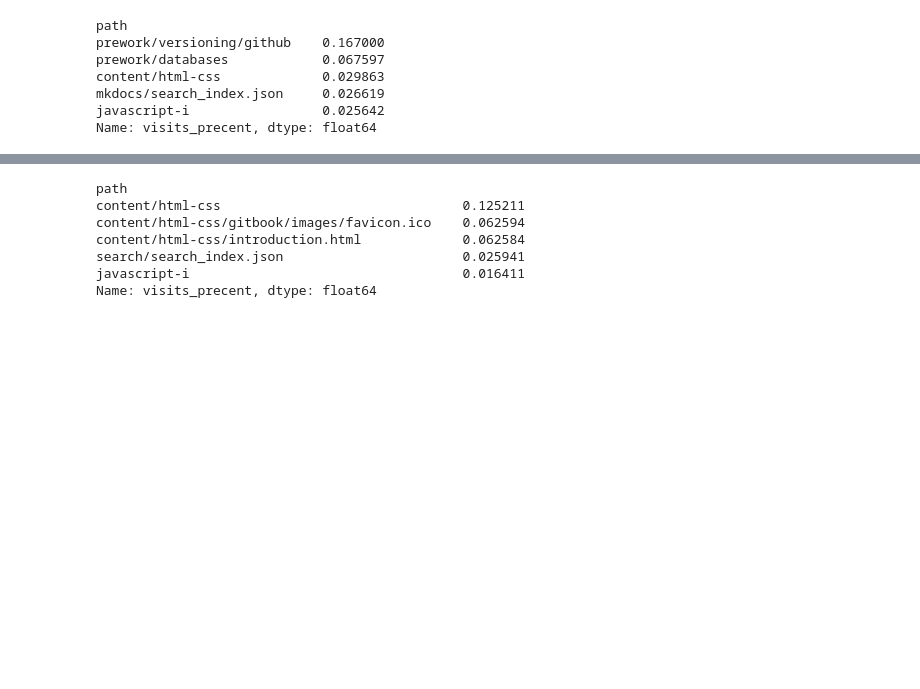
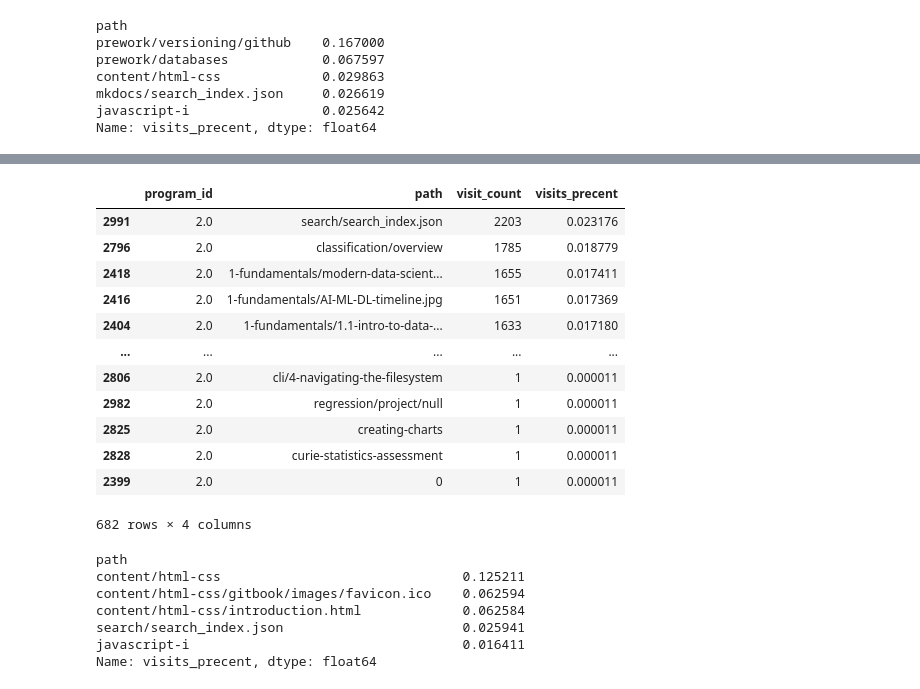
Before and after one commit to Jburch01/anomaly-detection-exercises, a Jupyter notebook: final_report.ipynb, the cells around one changed output, grey strips where cells are left out. Cells and saved outputs as stored; diff of their text form; code cells hidden in the pictures; blank space fills up the shorter version.

```diff
--- a/final_report.ipynb
+++ b/final_report.ipynb
@@ -479,3 +376,19 @@ program_path_visit_counts['visits_precent'] = program_path_visit_counts.visit_co
+# %%
+program_path_visit_counts[program_path_visit_counts.program_id == 2].sort_values(by='visits_precent', ascending=False)
+# %% [output]
+|  | program_id | path | visit_count | visits_precent |
+| 2991 | 2.0 | search/search_index.json | 2203 | 0.023176 |
+| 2796 | 2.0 | classification/overview | 1785 | 0.018779 |
+| 2418 | 2.0 | 1-fundamentals/modern-data-scient... | 1655 | 0.017411 |
+| 2416 | 2.0 | 1-fundamentals/AI-ML-DL-timeline.jpg | 1651 | 0.017369 |
+| 2404 | 2.0 | 1-fundamentals/1.1-intro-to-data-... | 1633 | 0.017180 |
+| ... | ... | ... | ... | ... |
+| 2806 | 2.0 | cli/4-navigating-the-filesystem | 1 | 0.000011 |
+| 2982 | 2.0 | regression/project/null | 1 | 0.000011 |
+| 2825 | 2.0 | creating-charts | 1 | 0.000011 |
+| 2828 | 2.0 | curie-statistics-assessment | 1 | 0.000011 |
+| 2399 | 2.0 | 0 | 1 | 0.000011 |
+682 rows × 4 columns
 # %%
 program_path_visit_counts.groupby('path').visits_precent.mean().sort_values(ascending=False).head()
 # %% [output]
```
Also changed, not shown: parts of 44 cells of this notebook.
